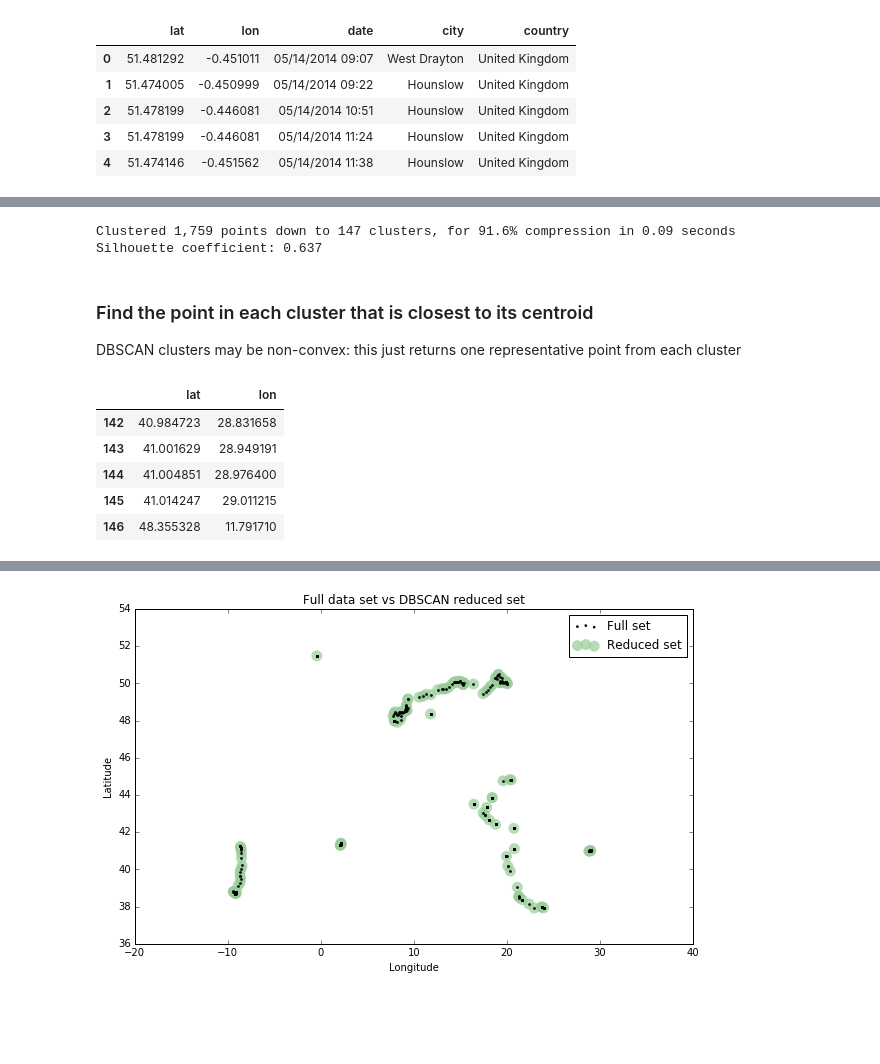
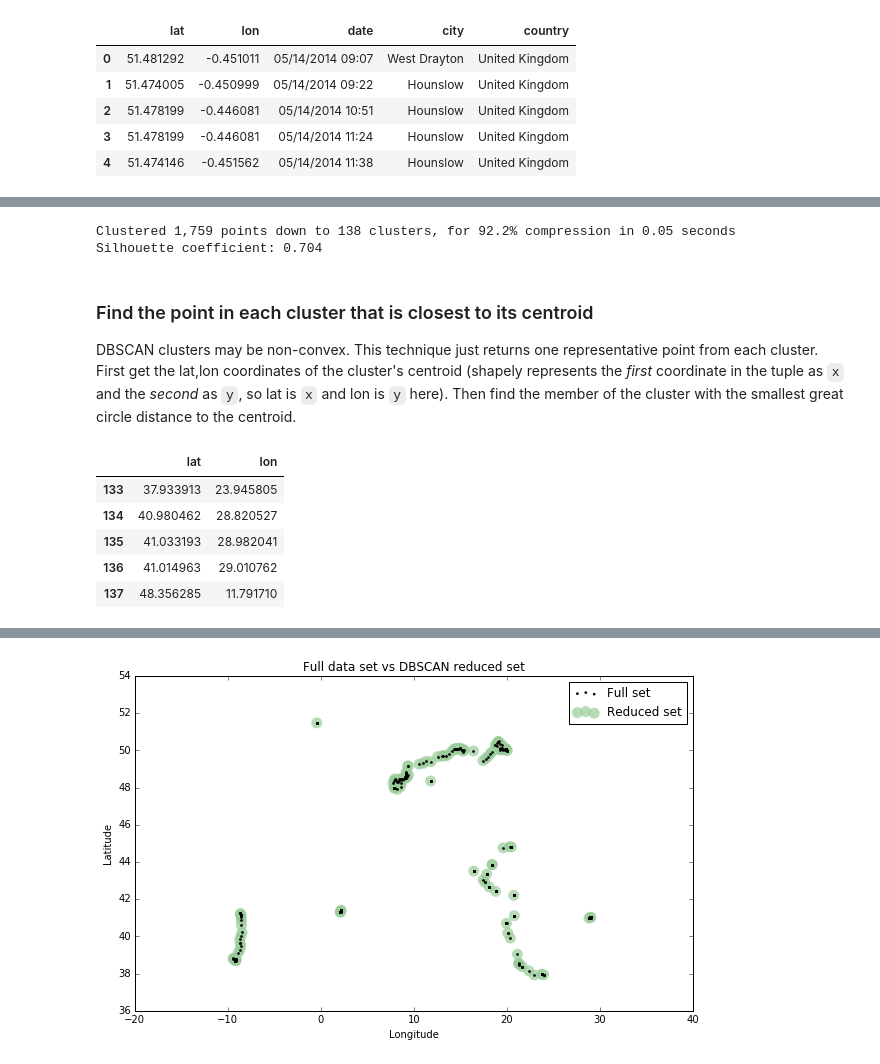
Before and after one commit to gboeing/2014-summer-travels, a Jupyter notebook: clustering-scikitlearn.ipynb, the cells around one changed output, grey strips where cells are left out. Cells and saved outputs as stored; diff of their text form; code cells hidden in the pictures; blank space fills up the shorter version.

Commit message:
fixed radian conversion

```diff
--- a/clustering-scikitlearn.ipynb
+++ b/clustering-scikitlearn.ipynb
@@ -31,48 +37,52 @@ df.head()
+# %%
+# represent points consistently as (lat, lon)
+coords = df.as_matrix(columns=['lat', 'lon'])
+
+# define epsilon as 1.5 kilometers, converted to radians for use by haversine
+epsilon = 1.5 / kms_per_radian
 # %%
-start_time = time()
-coordinates = df.as_matrix(columns=['lat', 'lon']) #represent points consistently as (lat, lon)
-db = DBSCAN(eps=.01, min_samples=1, algorithm='ball_tree', metric='haversine').fit(coordinates)
+start_time = time.time()
+db = DBSCAN(eps=epsilon, min_samples=1, algorithm='ball_tree', metric='haversine').fit(np.radians(coords))
 cluster_labels = db.labels_
 
-# get the number of clusters, ignoring noise if present
-num_clusters = len(set(cluster_labels)) - (1 if -1 in cluster_labels else 0)
+# get the number of clusters
+num_clusters = len(set(cluster_labels))
 
 # all done, print the outcome
 message = 'Clustered {:,} points down to {:,} clusters, for {:.1f}% compression in {:,.2f} seconds'
-print(message.format(len(df), num_clusters, 100*(1 - float(num_clusters) / len(df)), time()-start_time))
-print('Silhouette coefficient: {:0.03f}'.format(metrics.silhouette_score(coordinates, cluster_labels)))
+print(message.format(len(df), num_clusters, 100*(1 - float(num_clusters) / len(df)), time.time()-start_time))
+print('Silhouette coefficient: {:0.03f}'.format(metrics.silhouette_score(coords, cluster_labels)))
 # %% [output]
-Clustered 1,759 points down to 147 clusters, for 91.6% compression in 0.09 seconds
-Silhouette coefficient: 0.637
+Clustered 1,759 points down to 138 clusters, for 92.2% compression in 0.05 seconds
+Silhouette coefficient: 0.704
 # %%
 # turn the clusters in to a pandas series, where each element is a cluster of points
-clusters = pd.Series([coordinates[cluster_labels==n] for n in range(num_clusters)])
+clusters = pd.Series([coords[cluster_labels==n] for n in range(num_clusters)])
 # %% [markdown]
 ### Find the point in each cluster that is closest to its centroid
 
-DBSCAN clusters may be non-convex: this just returns one representative point from each cluster
+DBSCAN clusters may be non-convex. This technique just returns one representative point from each cluster. First get the lat,lon coordinates of the cluster's centroid (shapely represents the *first* coordinate in the tuple as `x` and the *second* as `y`, so lat is `x` and lon is `y` here). Then find the member of the cluster with the smallest great circle distance to the centroid.
 # %%
 def get_centermost_point(cluster):
-    # represent points consistently as (lat, lon): that is (y, x)
-    centroid = (MultiPoint(cluster).centroid.y, MultiPoint(cluster).centroid.x)
+    centroid = (MultiPoint(cluster).centroid.x, MultiPoint(cluster).centroid.y)
     centermost_point = min(cluster, key=lambda point: great_circle(point, centroid).m)
     return tuple(centermost_point)
 
 centermost_points = clusters.map(get_centermost_point)
 # %%
 # unzip the list of centermost points (lat, lon) tuples into separate lat and lon lists
-latitudes, longitudes = zip(*centermost_points)
+lats, lons = zip(*centermost_points)
 
-# from these lats and lons create a new dataframe of one representative point for each cluster
-rep_points = pd.DataFrame({'lon':longitudes, 'lat':latitudes})
+# from these lats/lons create a new df of one representative point for each cluster
+rep_points = pd.DataFrame({'lon':lons, 'lat':lats})
 rep_points.tail()
 # %% [output]
 |  | lat | lon |
-| 142 | 40.984723 | 28.831658 |
-| 143 | 41.001629 | 28.949191 |
-| 144 | 41.004851 | 28.976400 |
-| 145 | 41.014247 | 29.011215 |
-| 146 | 48.355328 | 11.791710 |
+| 133 | 37.933913 | 23.945805 |
+| 134 | 40.980462 | 28.820527 |
+| 135 | 41.033193 | 28.982041 |
+| 136 | 41.014963 | 29.010762 |
+| 137 | 48.356285 | 11.791710 |
 # %%
 # pull row from original data set where lat/lon match the lat/lon of each row of representative points
 # that way we get the full details like city, country, and date from the original dataframe
```
Also changed, not shown: parts of 5 cells of this notebook, 1 other file.
